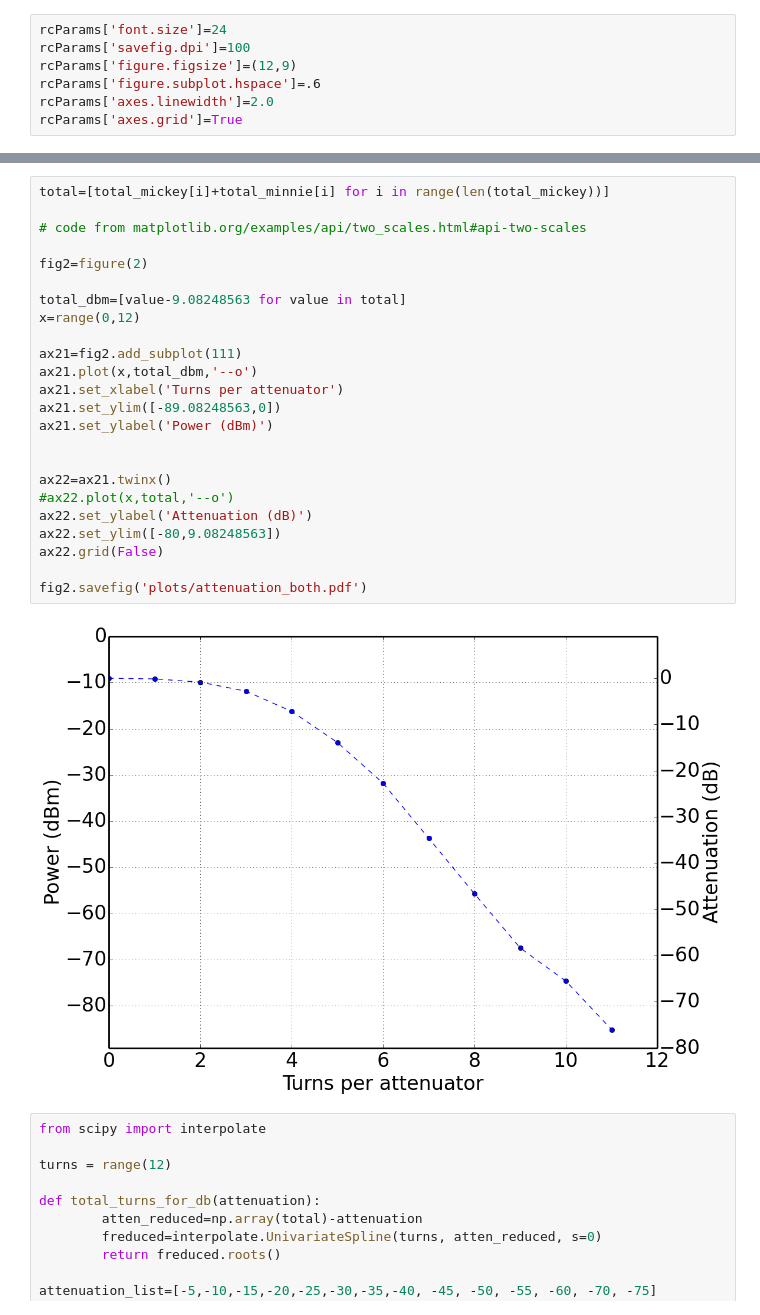
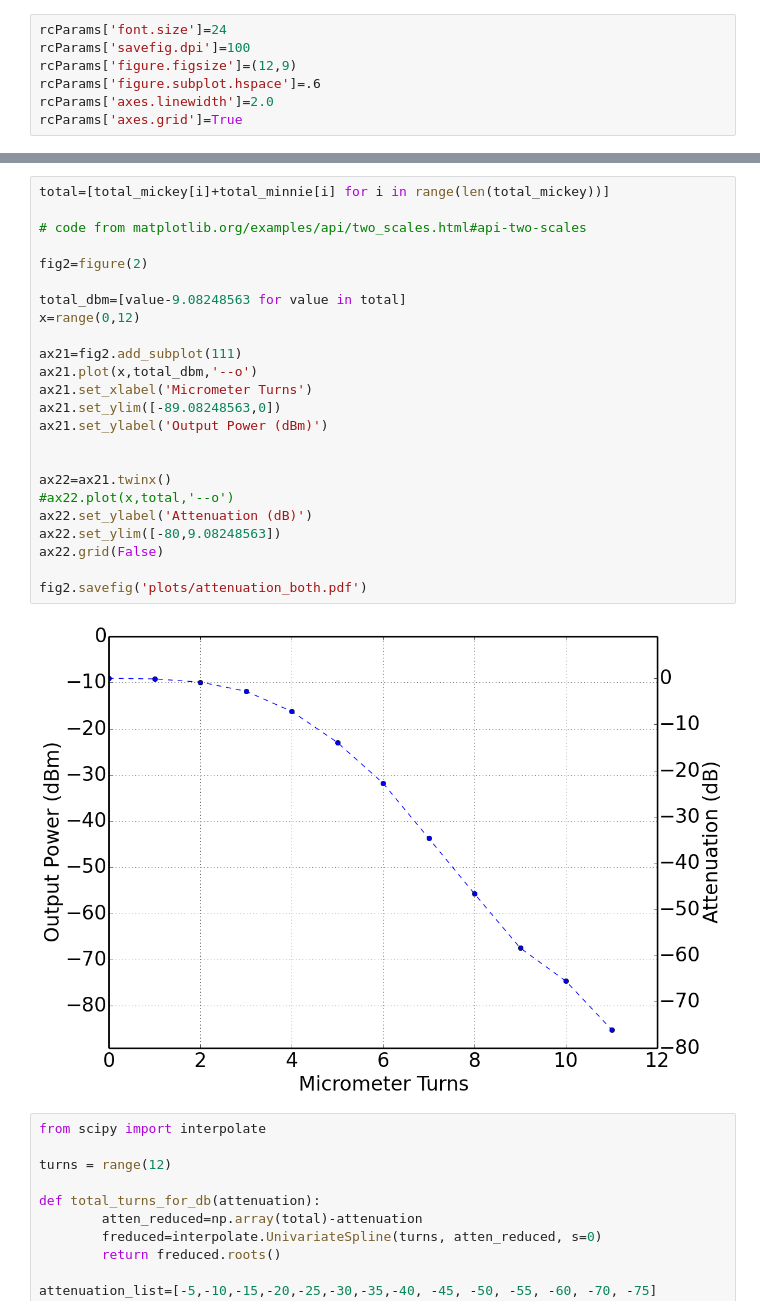
Before and after one commit to ColumbiaCMB/mmw-source, a Jupyter notebook: 2014-05-7_graphs-for-paper-consolidated.ipynb, the cells around one changed output, grey strips where cells are left out. Cells and saved outputs as stored; diff of their text form.

```diff
--- a/2014-05-7_graphs-for-paper-consolidated.ipynb
+++ b/2014-05-7_graphs-for-paper-consolidated.ipynb
@@ -32,29 +32,29 @@ fig1.savefig('plots/attenuation_mickey_minnie.pdf')
 # %%
 total=[total_mickey[i]+total_minnie[i] for i in range(len(total_mickey))]
 
 # code from matplotlib.org/examples/api/two_scales.html#api-two-scales
 
 fig2=figure(2)
 
 total_dbm=[value-9.08248563 for value in total]
 x=range(0,12)
 
 ax21=fig2.add_subplot(111)
 ax21.plot(x,total_dbm,'--o')
-ax21.set_xlabel('Turns per attenuator')
+ax21.set_xlabel('Micrometer Turns')
 ax21.set_ylim([-89.08248563,0])
-ax21.set_ylabel('Power (dBm)')
+ax21.set_ylabel('Output Power (dBm)')
 
 
 ax22=ax21.twinx()
 #ax22.plot(x,total,'--o')
 ax22.set_ylabel('Attenuation (dB)')
 ax22.set_ylim([-80,9.08248563])
 ax22.grid(False)
 
 fig2.savefig('plots/attenuation_both.pdf')
 # %% [output]
-[figure, old version]
+[figure, new version]
 # %%
 from scipy import interpolate
 
```
Also changed, not shown: parts of 3 cells of this notebook, 9 other files.
